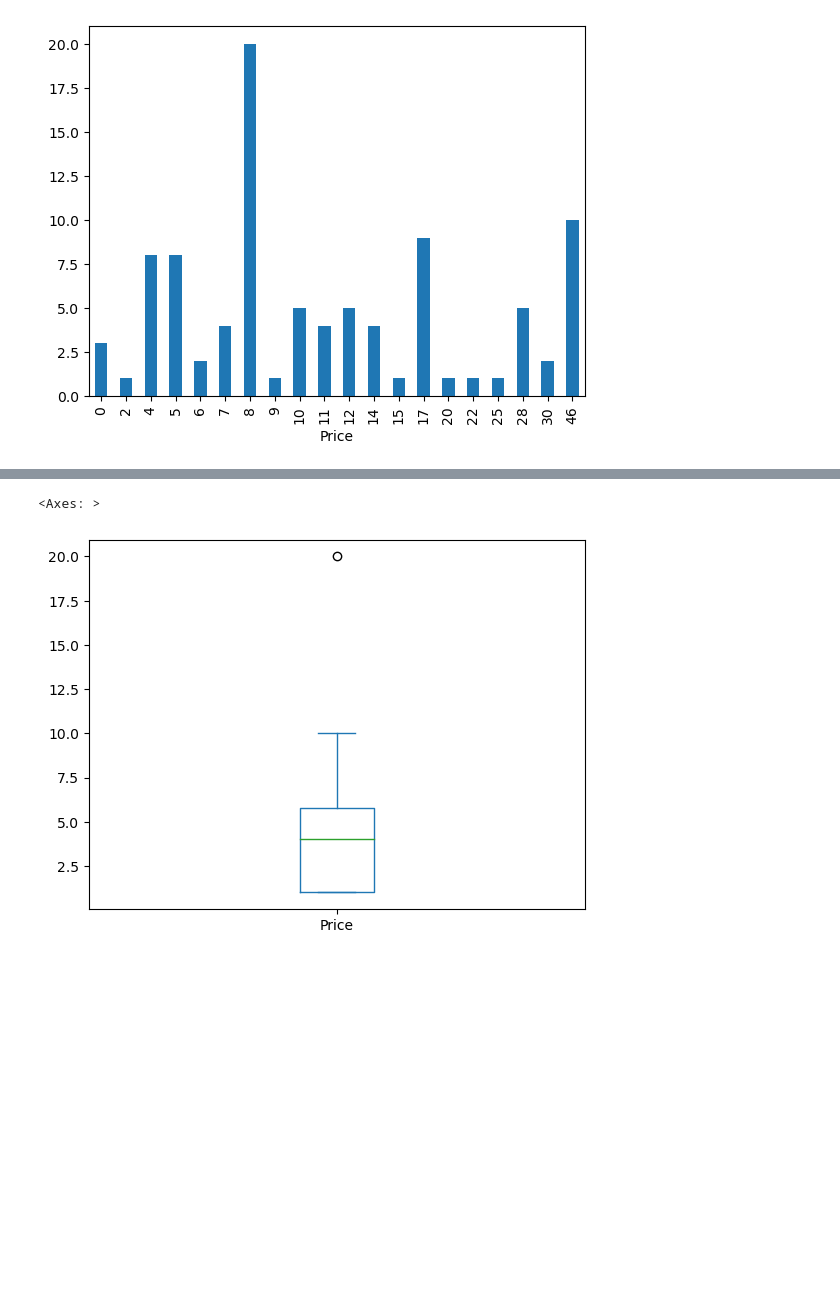
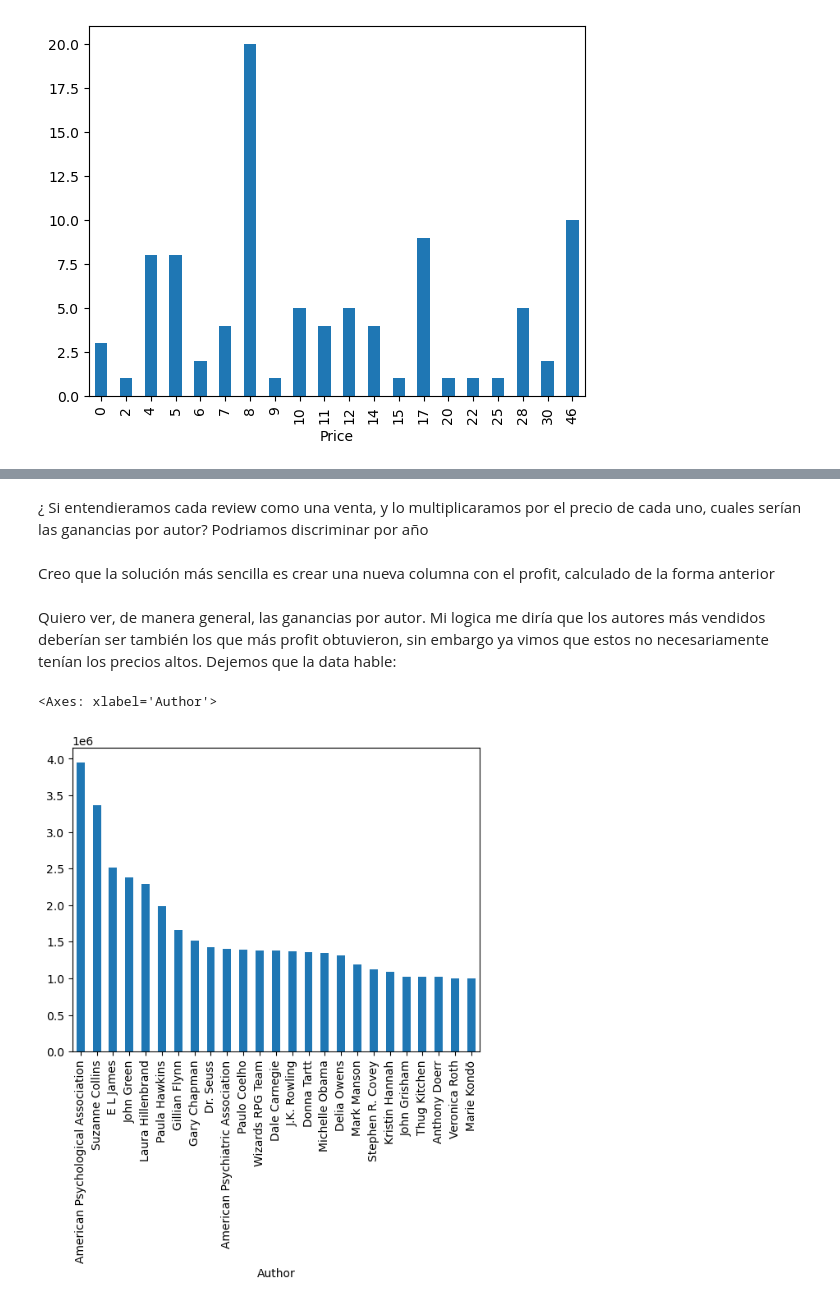
Before and after one commit to laverde-c/Best-Sellers, a Jupyter notebook: Best_sellers.ipynb, the cells around one changed output, grey strips where cells are left out. Cells and saved outputs as stored; diff of their text form; code cells hidden in the pictures; blank space fills up the shorter version.

```diff
--- a/Best_sellers.ipynb
+++ b/Best_sellers.ipynb
@@ -176,5 +196,18 @@ price_b10.std() #desviación estandar : 4.60
+# %% [markdown]
+<p> ¿ Si entendieramos cada review como una venta, y lo multiplicaramos por el precio de cada uno, cuales serían las ganancias por autor? Podriamos discriminar por año </p>
+# %% [markdown]
+<p> Creo que la solución más sencilla es crear una nueva columna con el profit, calculado de la forma anterior </p>
+# %%
+#defino la nueva columna
+df['Profit'] = df['Price']*df['Reviews']
+# %% [markdown]
+<p> Quiero ver, de manera general, las ganancias por autor. Mi logica me diría que los autores más vendidos deberían ser también los que más profit obtuvieron, sin embargo ya vimos que estos no necesariamente tenían los precios altos. Dejemos que la data hable: </p>
+# %%
+profit_author = df.groupby('Author')['Profit'].sum().sort_values(ascending=False).head(25)
+#mi df agrupado por autor sumando la columna profit, estos valores ordenados de manera descendente
+#al hacerlo me doy cuenta que son demasiados autores (248 exactamente) así que solo voy a tomar al 10%
 # %%
-price_b10.plot(kind='box', x='Price', y='price')
+profit_author.plot(kind='bar', x='' , y='')
 # %% [output]
-<Axes: >
+<Axes: xlabel='Author'>
-[figure, old version]
+[figure, new version]
```
Also changed, not shown: parts of 40 cells of this notebook, 1 other file.
